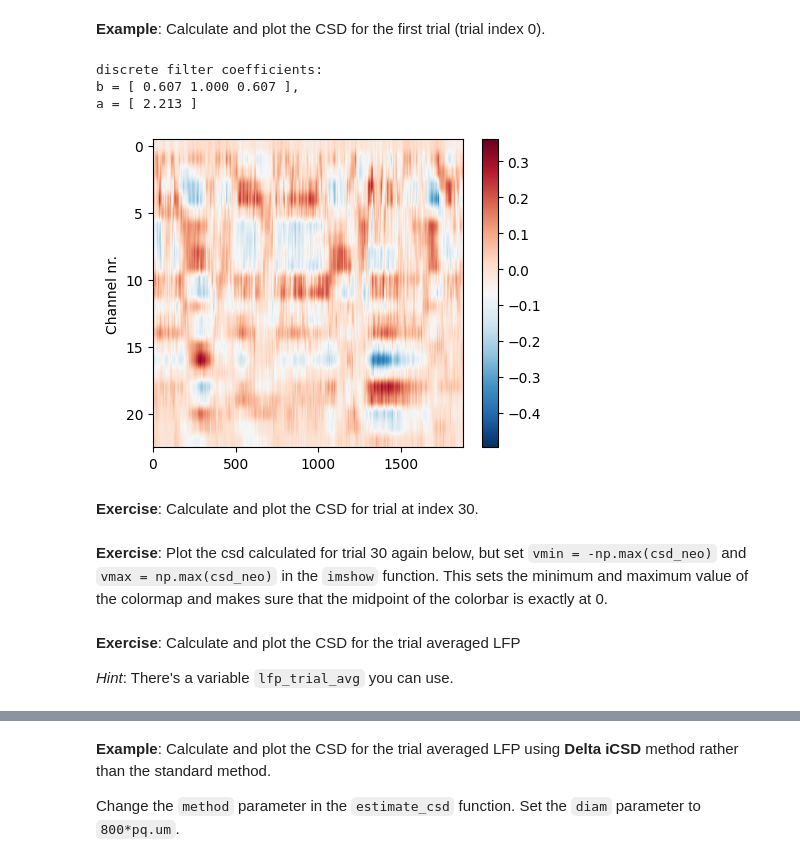
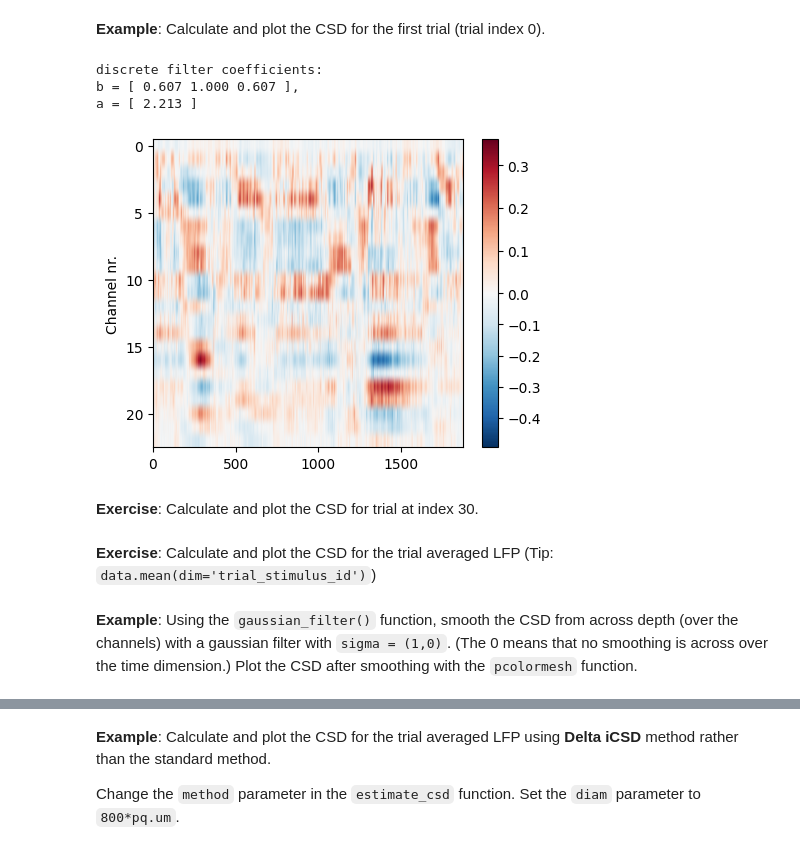
Before and after one commit to ibehave-ibots/LFP-Analysis-in-Python, a Jupyter notebook: Day1/03 CSD Analysis Theory and Methods/3 CSD Analysis Theory and Methods.ipynb, the cells around one changed output, grey strips where cells are left out. Cells and saved outputs as stored; diff of their text form; code cells hidden in the pictures.

```diff
--- a/Day1/03 CSD Analysis Theory and Methods/3 CSD Analysis Theory and Methods.ipynb
+++ b/Day1/03 CSD Analysis Theory and Methods/3 CSD Analysis Theory and Methods.ipynb
@@ -84,3 +110,13 @@ Run cells below to load dataset and extract LFP data.
 # %%
 import xarray as xr
 from pathlib import Path
+
+loadpath = '../../data/dataset_session_754312389.nc'
+dataset_path = Path(loadpath)
+
+dataset = xr.load_dataset(dataset_path)
+dataset = dataset[[
+    'lfp_trials',
+    'csd_trials'
+]]
+dataset
@@ -152,24 +160,13 @@ from elephant.current_source_density import estimate_csd
 # %% [markdown]
 **Example**: Calculate and plot the CSD for the first trial (trial index 0).
-# %%
-itrial = 0
-# create neo object containing LFP from selected trial
-lfp_neo = utils.create_neo_lfp(lfp_trials[:,itrial].values.T, sampling_frequency_lfp) # The lfp must be transposed to have time on the first dimension for neo
-
-# create array with channel positions and units
-coords = utils.add_um_units(channels_depth_vals=channels_depth.values)
-
-# calculated the csd from the lfp
-csd_neo = estimate_csd(lfp_neo, coordinates=coords, method='StandardCSD').T # The csd must be transposed to get channels on first dimension for the plot
-
-plt.figure(figsize=(5,4))
-plt.imshow(csd_neo, aspect = 'auto', cmap = 'RdBu_r')
-plt.ylabel('Channel nr.')
-plt.colorbar();
-# %% [output]
-discrete filter coefficients:
-b = [ 0.607 1.000 0.607 ],
-a = [ 2.213 ]
-[figure, removed]
+# %%
+lfp = dataset['lfp_trials'][:, 0]
+csd = utils.calc_csd(lfp, dataset.sampling_frequency_lfp, dataset.channel_depth, method='StandardCSD')
+utils.plot_csd(csd)
+# %% [output]
+discrete filter coefficients:
+b = [ 0.607 1.000 0.607 ],
+a = [ 2.213 ]
+[figure, added]
 # %% [markdown]
 **Exercise**: Calculate and plot the CSD for trial at index 30.
@@ -178,2 +172,0 @@ a = [ 2.213 ]
-# %% [markdown]
-**Exercise**: Plot the csd calculated for trial 30 again below, but set `vmin = -np.max(csd_neo)` and `vmax = np.max(csd_neo)` in the `imshow` function. This sets the minimum and maximum value of the colormap and makes sure that the midpoint of the colorbar is exactly at 0.
@@ -182,4 +177,2 @@ a = [ 2.213 ]
 # %% [markdown]
-**Exercise**: Calculate and plot the CSD for the trial averaged LFP
-
-*Hint*: There's a variable `lfp_trial_avg` you can use.
+**Exercise**: Calculate and plot the CSD for the trial averaged LFP  (Tip: `data.mean(dim='trial_stimulus_id')`)
@@ -187,0 +179,2 @@ a = [ 2.213 ]
+# %% [markdown]
+**Example**: Using the `gaussian_filter()` function, smooth the CSD from across depth (over the channels) with a gaussian filter with ``sigma = (1,0)``. (The 0 means that no smoothing is across over the time dimension.) Plot the CSD after smoothing with the `pcolormesh` function.
```
Also changed, not shown: parts of 78 cells of this notebook, 2 other files.
